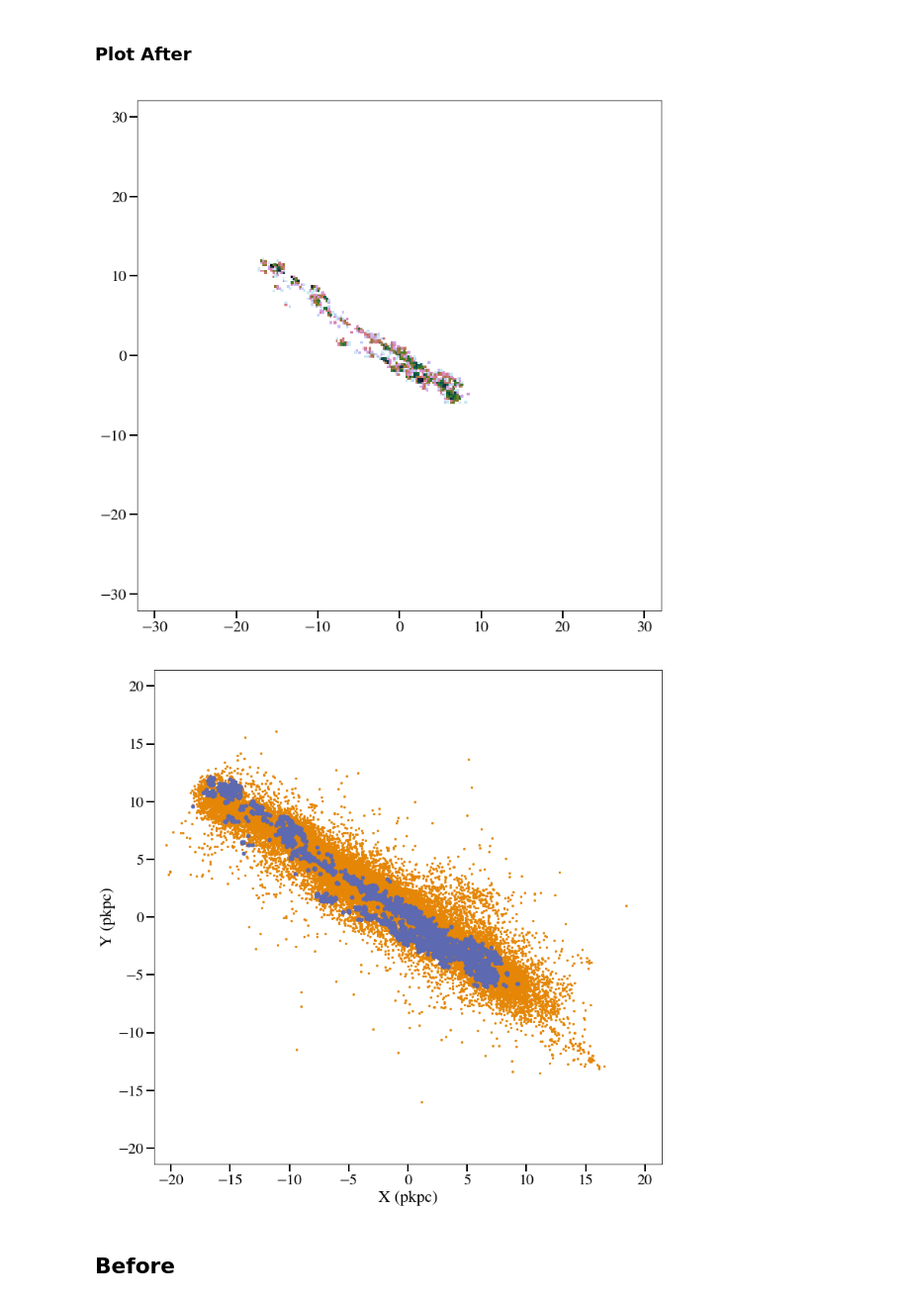
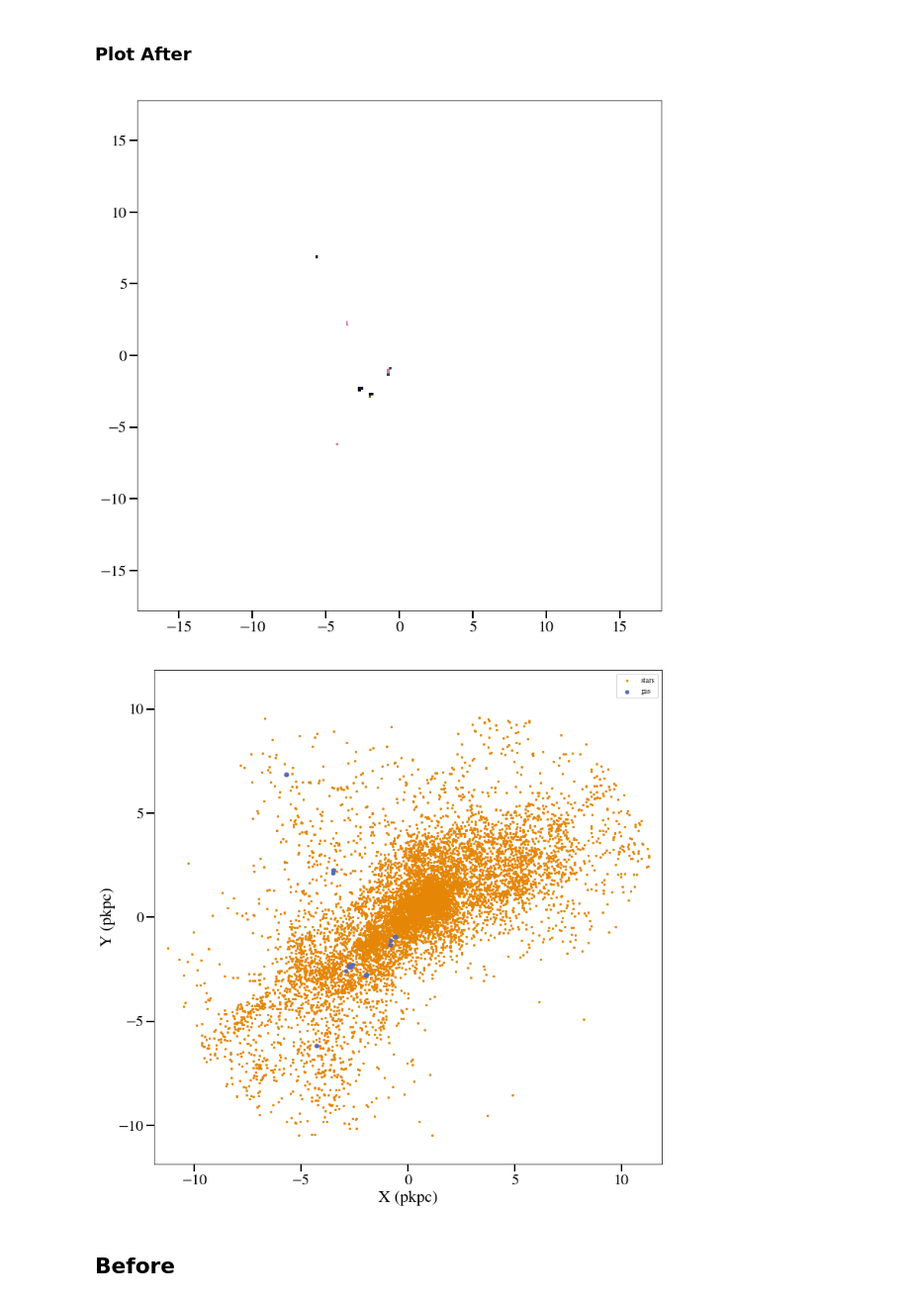
Before and after one commit to zhafen/Hot-Accretion-in-FIRE, a Jupyter notebook: analysis/identify_accreting_gas_to_track.ipynb, the cells around one changed output. Shown: that part at 99% size. Drawn from its saved outputs; the diff is of its cells as text; code cells hidden in the pictures.

Commit message:
Updated trajectory plots.

```diff
--- a/analysis/identify_accreting_gas_to_track.ipynb
+++ b/analysis/identify_accreting_gas_to_track.ipynb
@@ -35,10 +35,10 @@ import linefinder.config as config
 ### Parameters
 # %%
 # Sim params
-default_sim = 'm12f'
+default_sim = 'm11d'
 default_snum = 600
 resolution = 7100
-physics = 'core'
+physics = 'metal_diffusion'
 subsubdir = None
 # %%
 # Halo file params
@@ -84,7 +84,7 @@ g_data = particle_data.ParticleData(
     sdir = fm.get_sim_dir( **sim_kwargs ),
     snum = snum,
     ptype = config.PTYPE_GAS,
-    halo_data_dir = fm_old.get_halo_dir( sim_name ),
+    halo_data_dir = fm.get_halo_dir( **sim_kwargs, halo_subdir='' ),
     main_halo_id = config.MAIN_MT_HALO_ID[sim_name],
 )
 # %%
@@ -92,7 +92,7 @@ s_data = particle_data.ParticleData(
     sdir = fm.get_sim_dir( **sim_kwargs ),
     snum = snum,
     ptype = config.PTYPE_STAR,
-    halo_data_dir = fm_old.get_halo_dir( sim_name ),
+    halo_data_dir = fm.get_halo_dir( **sim_kwargs, halo_subdir='' ),
     main_halo_id = config.MAIN_MT_HALO_ID[sim_name],
 )
 # %%
@@ -113,7 +113,7 @@ g_data_prior = particle_data.ParticleData(
     sdir = fm.get_sim_dir( **sim_kwargs ),
     snum = snum_prior,
     ptype = config.PTYPE_GAS,
-    halo_data_dir = fm_old.get_halo_dir( sim_name ),
+    halo_data_dir = fm.get_halo_dir( **sim_kwargs, halo_subdir='' ),
     main_halo_id = config.MAIN_MT_HALO_ID[sim_name],
 )
 # %% [markdown]
@@ -234,35 +227,39 @@ ax.hist2d(
 
 fig
 # %% [output]
-[figure, old version]
+[figure, new version]
 # %%
 fig = plt.figure( figsize=(12, 12), facecolor='white' )
 ax = plt.gca()
 
 ax.scatter(
     df_acc_star['Rx'],
     df_acc_star['Ry'],
     color = palettable.cartocolors.qualitative.Vivid_2.mpl_colors[0],
     s = 5,
+    label = 'stars',
 )
 
 ax.scatter(
     df_acc['Rx'],
     df_acc['Ry'],
     color = palettable.cartocolors.qualitative.Vivid_2.mpl_colors[1],
     s = 20,
+    label = 'gas',
 )
 
 
 ax.set_xlabel( 'X (pkpc)', fontsize=22, )
 ax.set_ylabel( 'Y (pkpc)', fontsize=22, )
 
 ax.set_xlim( -1. * r_gal, 1. * r_gal )
 ax.set_ylim( -1. * r_gal, 1. * r_gal )
 
+ax.legend()
+
 fig
 # %% [output]
-[figure, old version]
+[figure, new version]
 # %% [markdown]
 ## Before
 # %% [markdown]
```
Also changed, not shown: parts of 5 cells of this notebook, 8 other files.
